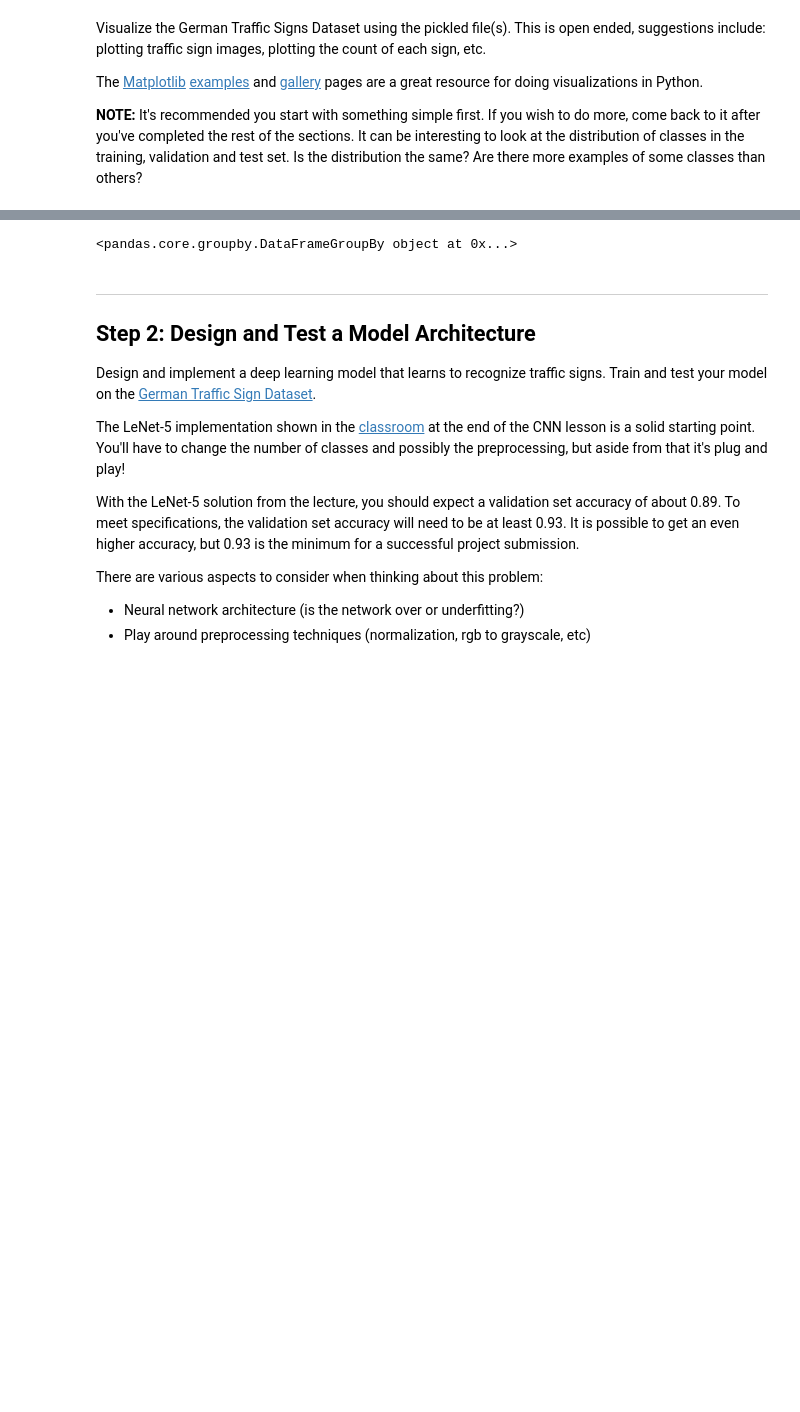
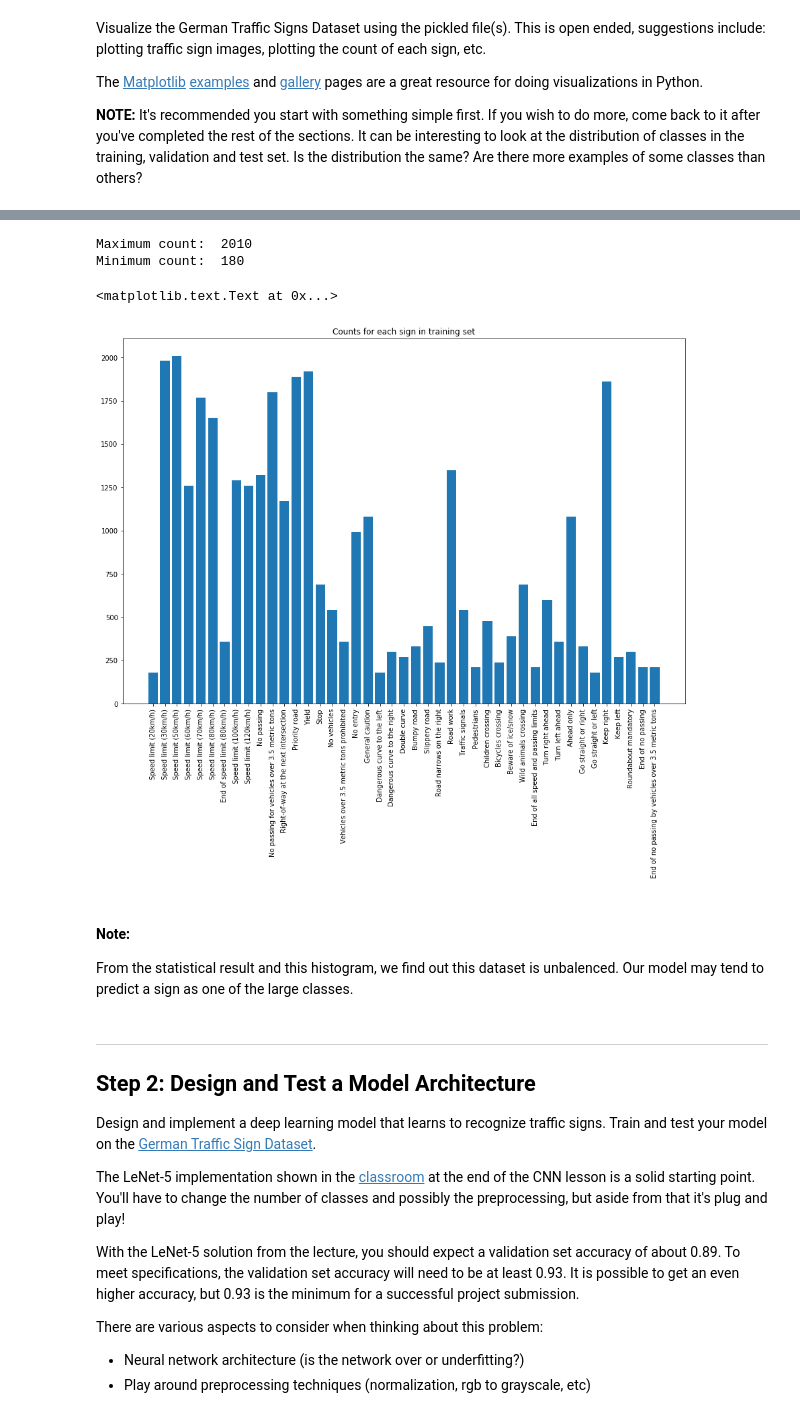
Before and after one commit to nqiao/Traffic-Sign-Classifier, a Jupyter notebook: Traffic_Sign_Classifier.ipynb, the cells around one changed output, grey strips where cells are left out. Saved outputs shown, nothing was run; the diff lists cells and outputs as text; code cells hidden in the pictures; blank space fills up the shorter version.

Commit message:
add distribution histogram

```diff
--- a/Traffic_Sign_Classifier.ipynb
+++ b/Traffic_Sign_Classifier.ipynb
@@ -97,6 +97,7 @@ import pandas as pd
 signnames = pd.read_csv("signnames.csv")
 # to get the sign name of the corresponding index:
 # signnames["SignName"][index]
+signnames_list = [signnames["SignName"][index] for index in range(43)]
 # %%
 # Data exploration visualization code goes here.
 import random
@@ -116,11 +117,28 @@ Text(0.5,1,'Ahead only')
-# %%
-def sign_counts(y):
-    df = pd.DataFrame(y)
-    return df.groupby(0)
-grouped = sign_counts(y_train)
-grouped
-# %% [output]
-<pandas.core.groupby.DataFrameGroupBy object at 0x...>
+# %%
+# def sign_counts(y):
+#     df = pd.DataFrame(y)
+#     grouped = df.groupby(df['0'])
+#     print(grouped.count())
+
+# #     return df.groupby(0)
+
+df = pd.DataFrame(y_train)
+grouped = df.groupby(df[0])
+grouped.size()
+print("Maximum count: ", max(grouped.size()))
+print("Minimum count: ", min(grouped.size()))
+plt.figure(2, figsize=(15,10))
+plt.bar([index for index in range(43)], grouped.size())
+plt.xticks([index for index in range(43)],signnames_list, rotation='vertical')
+plt.title("Counts for each sign in training set")
+# %% [output]
+Maximum count:  2010
+Minimum count:  180
+<matplotlib.text.Text at 0x...>
+[figure, added]
+# %% [markdown]
+#### Note:
+From the statistical result and this histogram, we find out this dataset is unbalenced. Our model may tend to predict a sign as one of the large classes.
 # %% [markdown]
 ----
 
```
Also changed, not shown: parts of 8 cells of this notebook.
